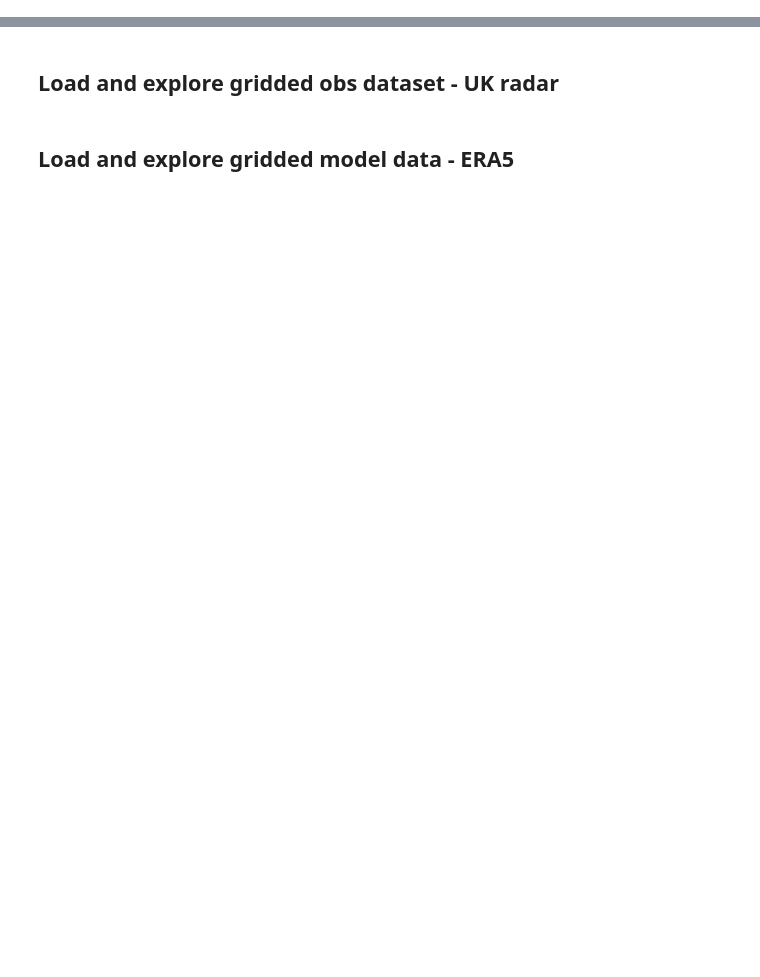
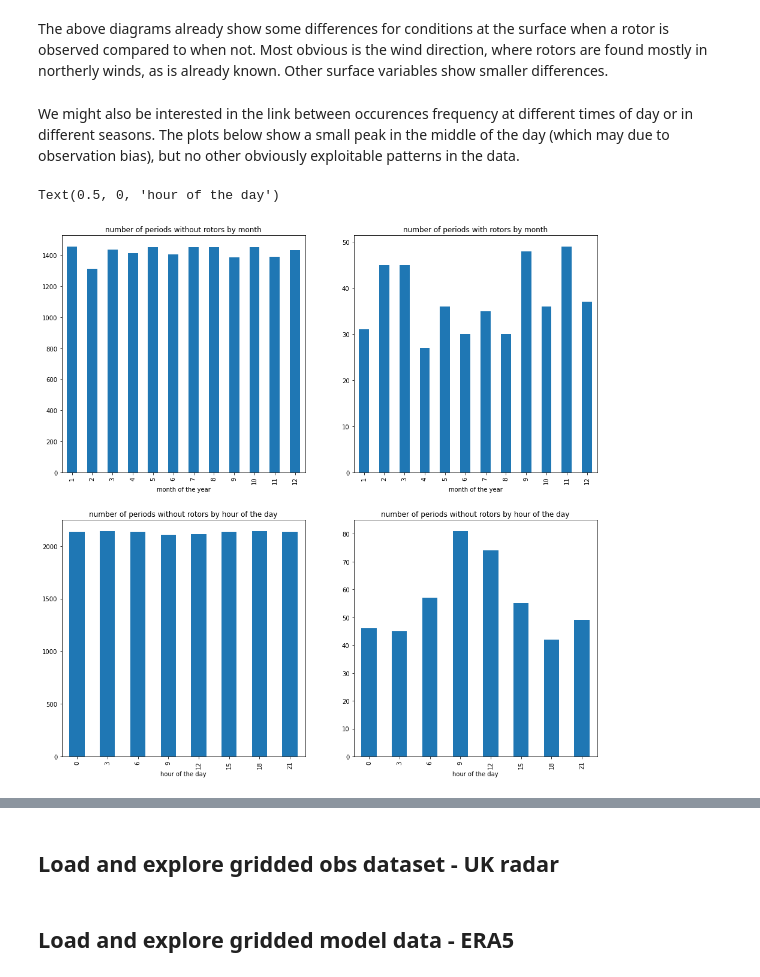
Before and after one commit to informatics-lab/ml_weather_tutorial, a Jupyter notebook: 01_data_exploration.ipynb, the cells around one changed output, grey strips where cells are left out. Saved outputs shown, nothing was run; the diff lists cells and outputs as text; code cells hidden in the pictures; blank space fills up the shorter version.

```diff
--- a/01_data_exploration.ipynb
+++ b/01_data_exploration.ipynb
@@ -33,0 +207,22 @@ xx
+# %% [markdown]
+The above diagrams already show some differences for conditions at the surface when a rotor is observed compared to when not. Most obvious is the wind direction, where rotors are found mostly in northerly winds, as is already known. Other surface variables show smaller differences.
+# %% [markdown]
+We might also be interested in the link between occurences frequency at different times of day or in different seasons. The plots below show a small peak in the middle of the day (which may due to observation bias), but no other obviously exploitable patterns in the data.
+# %%
+fig1 = matplotlib.pyplot.figure('time of year',figsize=(16,16))
+ax1 = fig1.add_subplot(2,2,1, title='number of periods without rotors by month')
+no_rotors_df.groupby([ no_rotors_df['DTG'].apply(lambda x: x.month)])['DTG'].count().plot.bar( ax=ax1)
+ax1.set_xlabel('month of the year')
+ax1 = fig1.add_subplot(2,2,2, title='number of periods with rotors by month')
+rotors_present_df.groupby([ rotors_present_df['DTG'].apply(lambda x: x.month)])['DTG'].count().plot.bar(ax=ax1)
+ax1.set_xlabel('month of the year')
+
+ax1 = fig1.add_subplot(2,2,3, title='number of periods without rotors by hour of the day')
+no_rotors_df.groupby([ no_rotors_df['DTG'].apply(lambda x: x.hour)])['DTG'].count().plot.bar( ax=ax1)
+ax1.set_xlabel('hour of the day')
+ax1 = fig1.add_subplot(2,2,4, title='number of periods without rotors by hour of the day')
+rotors_present_df.groupby([ rotors_present_df['DTG'].apply(lambda x: x.hour)])['DTG'].count().plot.bar(ax=ax1)
+ax1.set_xlabel('hour of the day')
+# %% [output]
+Text(0.5, 0, 'hour of the day')
+[figure, added]
```
Also changed, not shown: parts of 49 cells of this notebook.
